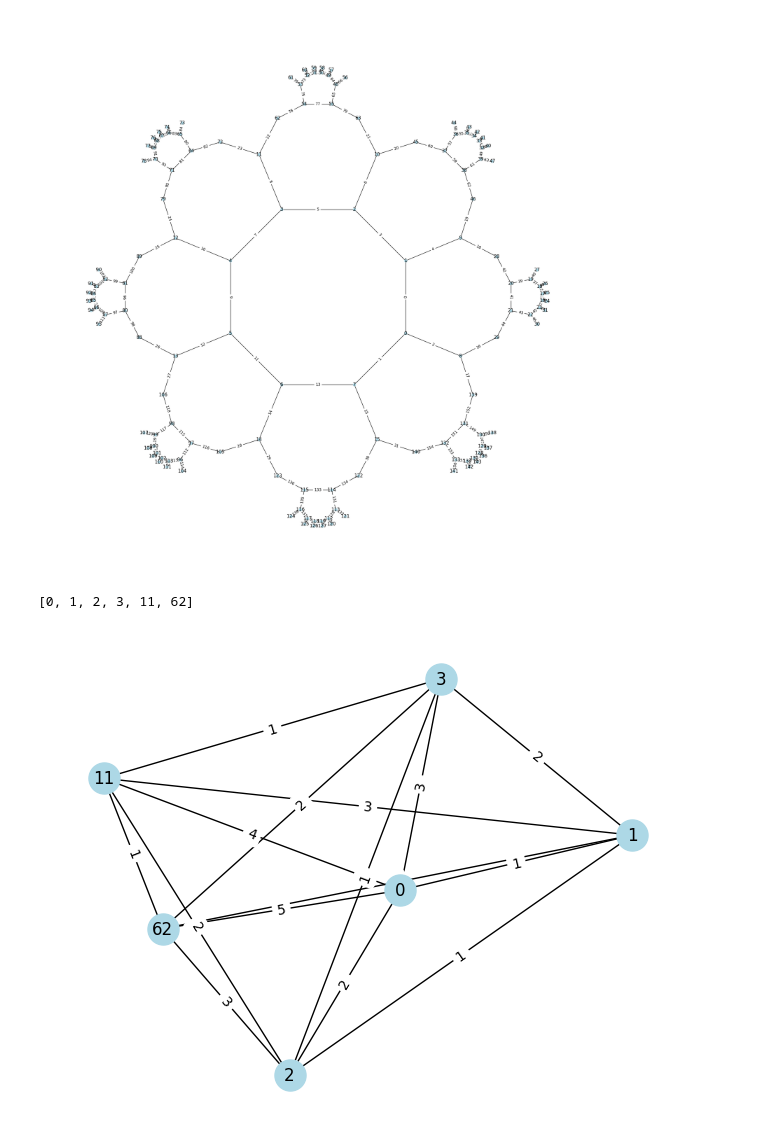
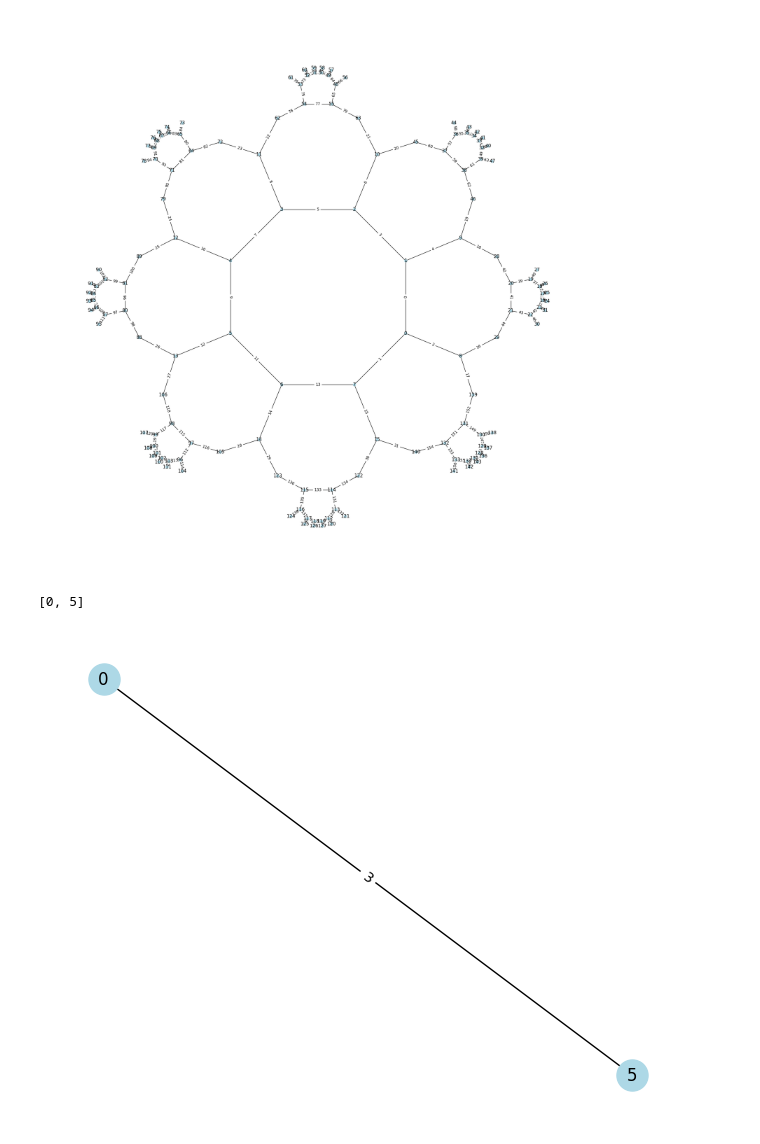
Before and after one commit to AhmeedAdelMahmoud/HQECC-Threshold, a Jupyter notebook: {8,3}-threshold.ipynb, the cells around one changed output. Saved outputs shown, nothing was run; the diff lists cells and outputs as text; code cells hidden in the pictures.

Commit message:
generated plaquettes

```diff
--- a/{8,3}-threshold.ipynb
+++ b/{8,3}-threshold.ipynb
@@ -158,7 +176,7 @@ circuit_graph = plot_vertices_with_edges(final_vertices)
 # %% [output]
 [figure]
 # %%
-def generate_circuit(graph):
+def generate_circuit(graph, error_edges):
     num_vertices = len(graph.nodes())
     num_edges = len(graph.edges())
 
@@ -171,13 +189,12 @@ def generate_circuit(graph):
     qc.add_register(edges_qubits)
     qc.add_register(cr)
 
-
-    for j in [0,5,22]:
+    for j in error_edges:
         qc.x(edges_qubits[j])
 
 
     for v in range(len(graph.nodes())):
-        incident_edges = get_edge_labels_for_vertex(graph, v, edge_labels)
+        incident_edges = get_edge_labels_for_vertex(graph, v, vertex_to_edges)
         for edge in incident_edges:
             # qc.h(edges_qubits[edge])
             # qc.cx(edges_qubits[edge], vertices_qubits[v])
@@ -206,8 +223,8 @@ def generate_circuit(graph):
     return qc
 # %%
 
-
-qcc= generate_circuit(circuit_graph)
+error_edges = [0,3,5,9,7]
+qcc= generate_circuit(circuit_graph, error_edges)
 simulator = AerSimulator()
 result = simulator.run(qcc, shots=1).result().get_counts()
 syndrome_measurement = next(iter(result))[::-1]
@@ -216,30 +233,32 @@ print(indices)
 # syndrome_measurements = {k: v for k, v in sorted(result.items(), key=lambda item: item[1])}
 # print(syndrome_measurements)
 # %% [output]
-[0, 1, 2, 3, 11, 62]
+[0, 5]
 # %%
 syndrome_graph = nx.Graph()
 for v in indices:
     syndrome_graph.add_node(v, label = True)
 
+unique_shortest_paths = []
 for i, ver1 in enumerate(indices):
     for j, ver2 in enumerate(indices[i+1:], start=i+1):
+        unique_shortest_paths.append(nx.shortest_path(circuit_graph, source=ver1, target=ver2))
         weight = nx.shortest_path_length(circuit_graph, source=ver1, target=ver2)
         syndrome_graph.add_edge(ver1, ver2, weight=weight)
 
 
 # Draw the syndrome graph
 pos = nx.spring_layout(syndrome_graph)  # Positioning for better visualization
 nx.draw(syndrome_graph, pos, with_labels=True, node_color="lightblue", node_size=500)
 
 # Add edge labels showing the weights
-edge_labels = nx.get_edge_attributes(syndrome_graph, 'weight')  # Retrieve weights
-nx.draw_networkx_edge_labels(syndrome_graph, pos, edge_labels=edge_labels)
+edge_labels_with_weight = nx.get_edge_attributes(syndrome_graph, 'weight')  # Retrieve weights
+nx.draw_networkx_edge_labels(syndrome_graph, pos, edge_labels=edge_labels_with_weight)
 
 # Show the graph
 plt.show()
 # %% [output]
-[figure, old version]
+[figure, new version]
 # %%
 matching = nx.algorithms.matching.min_weight_matching(syndrome_graph)
 
```
Also changed, not shown: parts of 4 cells of this notebook.
